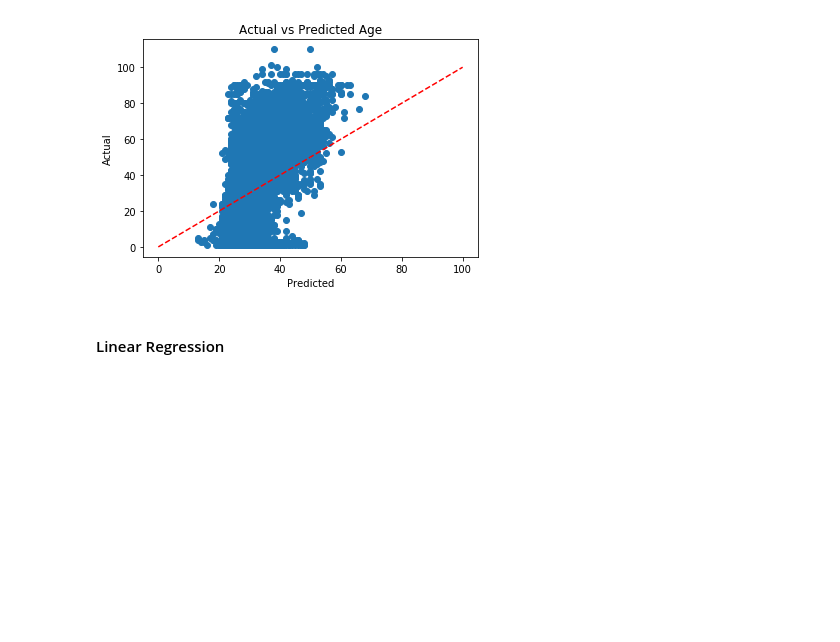
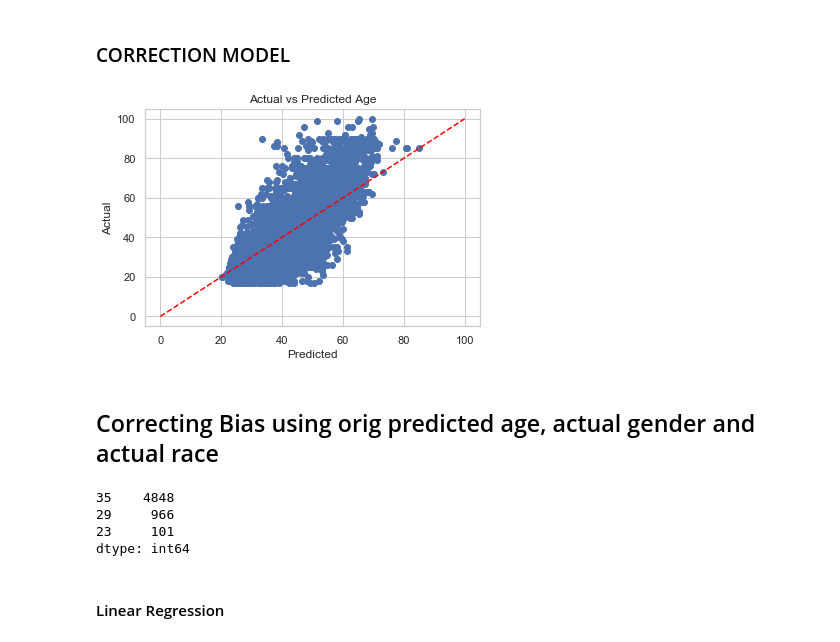
Before and after one commit to rmmeade/APM_Faces_Proj, a Jupyter notebook: Correcting_Biases_Robbie.ipynb, the cells around one changed output. Cells and saved outputs as stored; diff of their text form; code cells hidden in the pictures; blank space fills up the shorter version.

Commit message:
Code for visualising NN results and correction model

```diff
--- a/Correcting_Biases_Robbie.ipynb
+++ b/Correcting_Biases_Robbie.ipynb
@@ -58,0 +167,12 @@ Baseline RMSE 20.725294691489665
+# %%
+# Split by gender
+plt.figure(figsize=(12,10))
+sns.set(style="whitegrid")
+
+sns.lineplot(x="age", y="Weighted_Avg",
+             hue="gender", data=df_retrain, ci="sd")
+
+axes = plt.gca()
+axes.set_xlim([0,100])
+axes.set_ylim([0,100])
+plt.show()
@@ -58,0 +299,25 @@ Baseline RMSE 20.725294691489665
+# %%
+# Race = Other
+mask = df_retrain["race"] == "Other"
+race = df_retrain[mask]
+
+# Plot the responses for different events and regions
+plt.figure(figsize=(12,10))
+sns.set(style="whitegrid")
+
+sns.lineplot(x="age", y="Weighted_Avg", data=df_retrain, ci="sd", alpha=0.2)
+sns.lineplot(x="age", y="Weighted_Avg", data=race, ci="sd", color= 'magenta', alpha=0.2)
+
+axes = plt.gca()
+axes.set_xlim([0,100])
+axes.set_ylim([0,100])
+plt.show()
+
+Y_actual = race["age"]
+Y_pred = race["Weighted_Avg"]
+
+rmse = math.sqrt(mean_squared_error(Y_actual, Y_pred))
+mae = mean_absolute_error(Y_actual, Y_pred)
+
+print("RMSE: ", round(rmse,1))
+print("MAE : " + str(round(mae,1)))
@@ -59,16 +328,18 @@ Baseline RMSE 20.725294691489665
+# %% [markdown]
+### CORRECTION MODEL
 # %%
 #Set up the data, check scatter
-X = np.array(df["pre_age"])
+X = np.array(df_retrain["Weighted_Avg"])
 X = np.reshape(X, (-1, 1))
 
 r = range(0,101)
-Y = df["age"]
+Y = df_retrain["age"]
 Y = np.array(Y)
 plt.scatter(X, Y)
 plt.plot(r, r, color = 'red', linestyle = "--")
 plt.xlabel('Predicted')
 plt.ylabel('Actual')
 plt.title("Actual vs Predicted Age")
 plt.show()
 # %% [output]
-[figure, old version]
+[figure, new version]
@@ -76,0 +346,2 @@ X_train, X_test, Y_train, Y_test = train_test_split(X, Y, test_size = 0.30, rand
+# %% [markdown]
+## Correcting Bias using orig predicted age, actual gender and actual race
@@ -77,3 +355,17 @@ X_train, X_test, Y_train, Y_test = train_test_split(X, Y, test_size = 0.30, rand
+# %%
+#interested in pixel values for later analysis --> see how many are included per row
+pixels = list(df_retrain["pixels"])
+counter=[]
+
+for x in pixels:
+    counter.append(len(x))
+
+pd.Series(counter).value_counts()
+# %% [output]
+35    4848
+29     966
+23     101
+dtype: int64
 # %% [markdown]
 #### Linear Regression
 # %%
```
Also changed, not shown: parts of 42 cells of this notebook.
